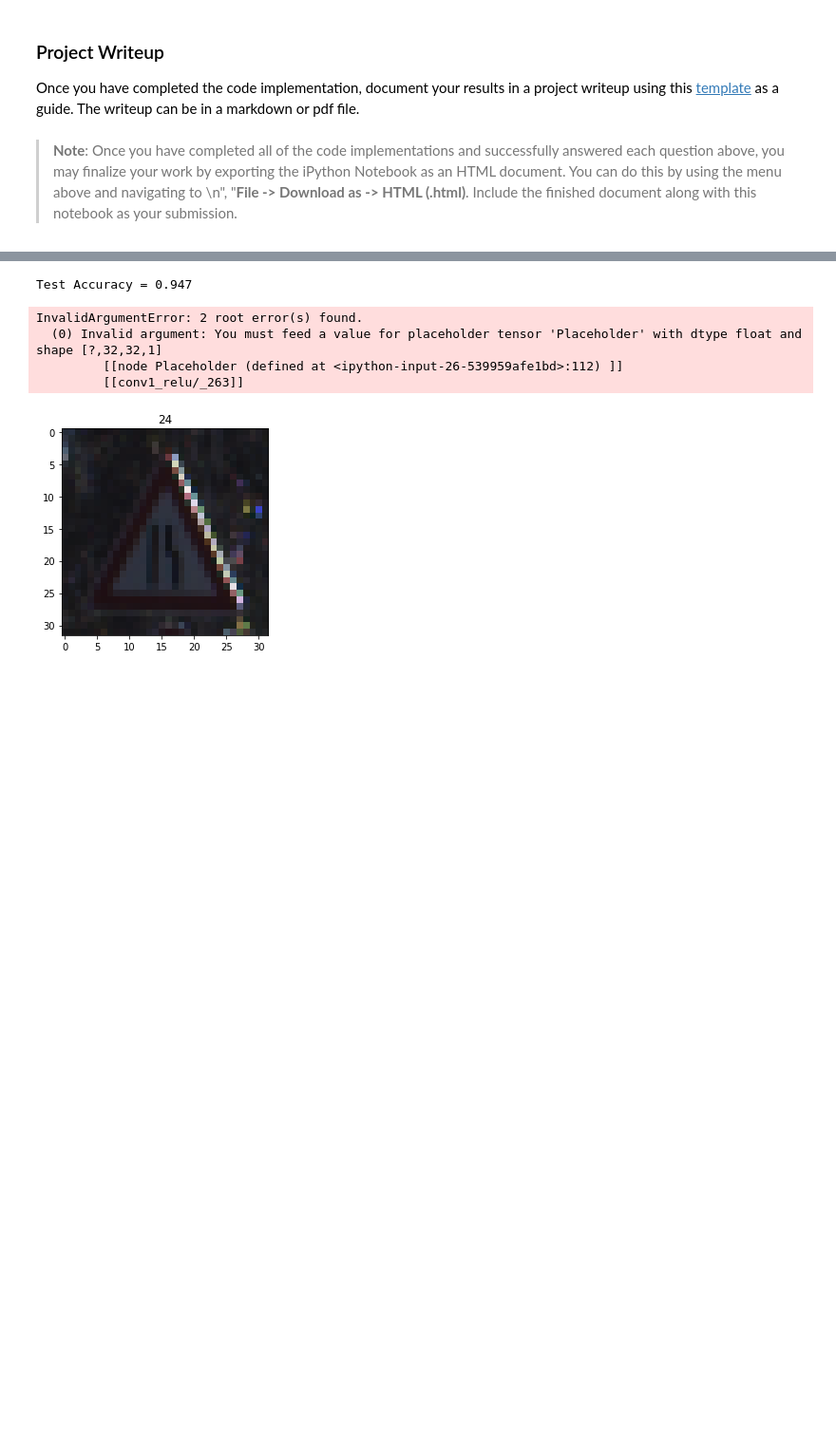
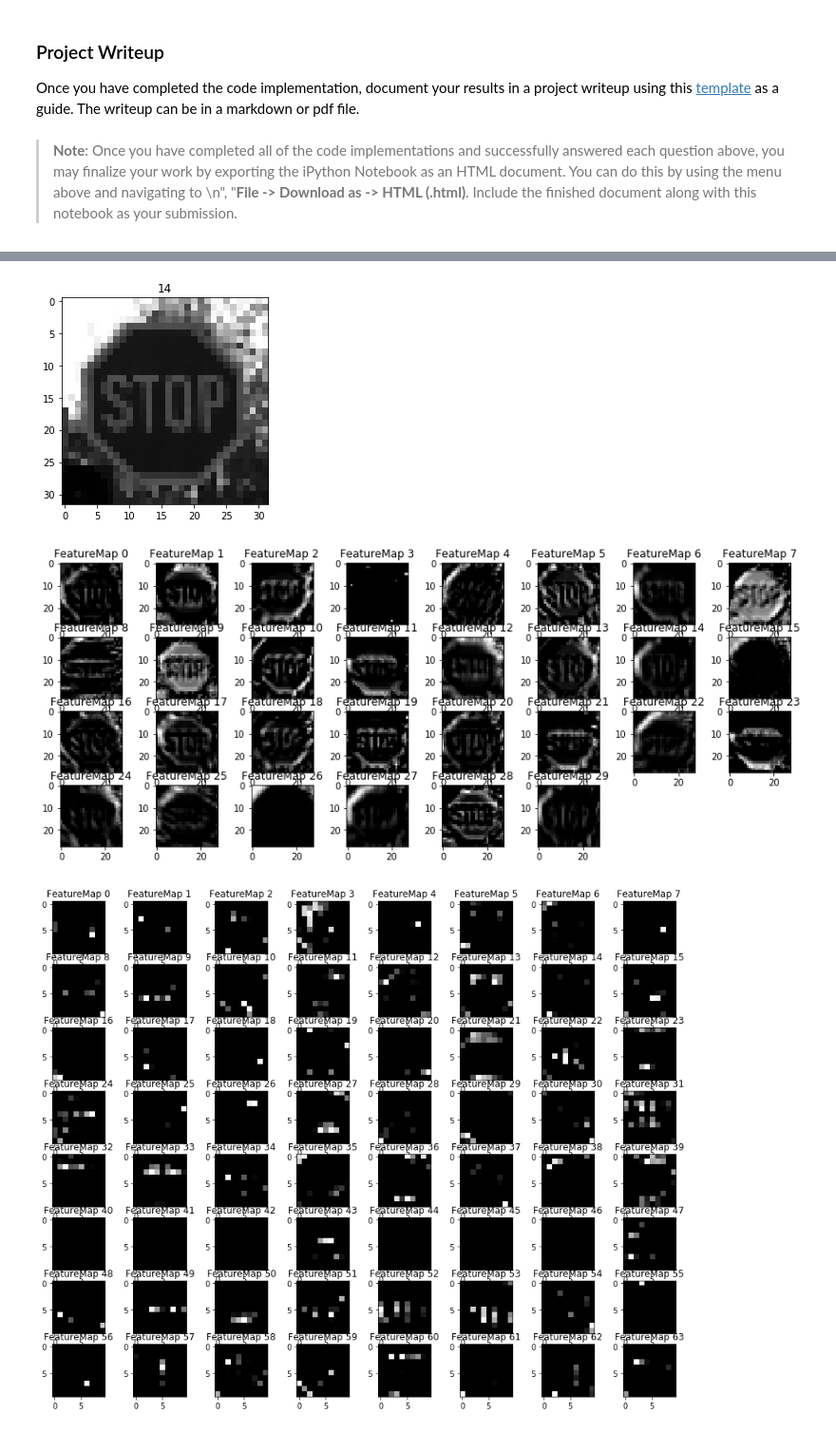
Before and after one commit to DmitriySemenov/SDCE_Project3_Traffic_Sign_Classifier, a Jupyter notebook: Traffic_Sign_Classifier.ipynb, the cells around one changed output, grey strips where cells are left out. Shown at 95% size. Drawn from its saved outputs; the diff is of its cells as text; code cells hidden in the pictures; blank space fills up the shorter version.

```diff
--- a/Traffic_Sign_Classifier.ipynb
+++ b/Traffic_Sign_Classifier.ipynb
@@ -446,7 +446,7 @@ def SermaNetSS(x):
     conv1 = tf.nn.bias_add(conv1, conv1_b)
     # Activation.
     conv1 = tf.nn.relu(conv1, name = 'conv1_relu')
-    # Pooling. Input = 28x28x30. Output = 14x14x64.
+    # Pooling. Input = 28x28x30. Output = 14x14x30.
     k = 2
     conv1 = tf.nn.max_pool(conv1, ksize=[1, k, k, 1], strides=[1, k, k, 1], padding='VALID', name = 'conv1_pool')
     # Layer 2: Convolutional. Output = 10x10x64.
@@ -483,6 +483,8 @@ dropout = tf.placeholder(tf.float32)
 one_hot_y = tf.one_hot(y, 43)
 #logits = LeNet(x)
 logits = SermaNetSS(x)
+predict_label = tf.argmax(logits, 1)
+top_five = tf.nn.top_k(tf.nn.softmax(logits), k = 5)
 
 cross_entropy = tf.nn.softmax_cross_entropy_with_logits(labels=one_hot_y, logits=logits)
 loss_operation = tf.reduce_mean(cross_entropy)
@@ -619,3 +669,12 @@ You may find `signnames.csv` useful as it contains mappings from the class id (i
 ### Run the predictions here and use the model to output the prediction for each image.
 ### Make sure to pre-process the images with the same pre-processing pipeline used earlier.
 ### Feel free to use as many code cells as needed.
+with tf.Session() as sess:
+    saver.restore(sess, tf.train.latest_checkpoint('.'))
+    for idx in range(len(images_norm)):
+        predict = sess.run(predict_label, feed_dict={x: [images_norm[idx]], y: images_y[idx], dropout: 1})
+        print('Image number ',idx+1,' predicted label is: ', predict[0], ' true label is: ',images_y[idx])
+        if(predict[0] == images_y[idx]):
+            print('Correct prediction')
+        else:
+            print('Incorrect prediction')
@@ -624,3 +697,8 @@ You may find `signnames.csv` useful as it contains mappings from the class id (i
 # %%
 ### Calculate the accuracy for these 5 new images.
 ### For example, if the model predicted 1 out of 5 signs correctly, it's 20% accurate on these new images.
+with tf.Session() as sess:
+    saver.restore(sess, tf.train.latest_checkpoint('.'))
+
+    test_accuracy = evaluate(images_norm, images_y, 1)
+    print("Test Accuracy = {:.3f}".format(test_accuracy))
@@ -667,3 +747,11 @@ Looking just at the first row we get `[ 0.34763842,  0.24879643,  0.12789202]`,
 # %%
 ### Print out the top five softmax probabilities for the predictions on the German traffic sign images found on the web.
 ### Feel free to use as many code cells as needed.
+
+with tf.Session() as sess:
+    saver.restore(sess, tf.train.latest_checkpoint('.'))
+    for idx in range(len(images_norm)):
+        (top_prob, top_classes) = sess.run(top_five, feed_dict={x: [images_norm[idx]], y: images_y[idx], dropout: 1})
+        np.set_printoptions(precision=2, suppress=True)
+        print('Top Probabilities: ',top_prob[0]*100)
+        print('Top Classes:       ',top_classes[0])
@@ -712,7 +811,7 @@ def outputFeatureMap(image_input, tf_activation, activation_min=-1, activation_m
     featuremaps = activation.shape[3]
     plt.figure(plt_num, figsize=(15,15))
     for featuremap in range(featuremaps):
-        plt.subplot(6,8, featuremap+1) # sets the number of feature maps to show on each row and column
+        plt.subplot(10,8, featuremap+1) # sets the number of feature maps to show on each row and column
         plt.title('FeatureMap ' + str(featuremap)) # displays the feature map number
         if activation_min != -1 & activation_max != -1:
             plt.imshow(activation[0,:,:, featuremap], interpolation="nearest", vmin =activation_min, vmax=activation_max, cmap="gray")
@@ -731,16 +830,13 @@ with tf.Session() as sess:
 
     #print([tensor.name for tensor in tf.get_default_graph().as_graph_def().node])
     img_num = random.randrange(n_test)
-    plt.imshow(X_test[img_num])
+    plt.figure(1)
+    plt.imshow(X_test_n[img_num].squeeze(), cmap='gray')
     plt.title(y_test[img_num])
 
     tens1 = sess.graph.get_tensor_by_name('conv1_relu:0')
-    tens2 = sess.graph.get_tensor_by_name('conv1_pool:0')
-    tens3 = sess.graph.get_tensor_by_name('conv2_relu:0')
-    tens4 = sess.graph.get_tensor_by_name('conv2_pool:0')
+    tens2 = sess.graph.get_tensor_by_name('conv2_relu:0')
 
-    outputFeatureMap(X_test_n[img_num:img_num+1], tf_activation = tens1, plt_num = 1)
-    outputFeatureMap(X_test_n[img_num:img_num+1], tf_activation = tens2, plt_num = 2)
-    outputFeatureMap(X_test_n[img_num:img_num+1], tf_activation = tens3, plt_num = 3)
-    outputFeatureMap(X_test_n[img_num:img_num+1], tf_activation = tens4, plt_num = 4)
+    outputFeatureMap(X_test_n[img_num:img_num+1], tf_activation = tens1, plt_num = 2)
+    outputFeatureMap(X_test_n[img_num:img_num+1], tf_activation = tens2, plt_num = 3)
 # %% [output]
@@ -750,6 +844,3 @@ Use standard file APIs to check for files with this prefix.
-Test Accuracy = 0.947
-InvalidArgumentError: 2 root error(s) found.
-  (0) Invalid argument: You must feed a value for placeholder tensor 'Placeholder' with dtype float and shape [?,32,32,1]
-         [[node Placeholder (defined at <ipython-input-26-539959afe1bd>:112) ]]
-         [[conv1_relu/_263]]
-[figure, old version]
+[figure, new version]
+[figure, added]
+[figure, added]
```
Also changed, not shown: parts of 11 cells of this notebook, 5 other files.
